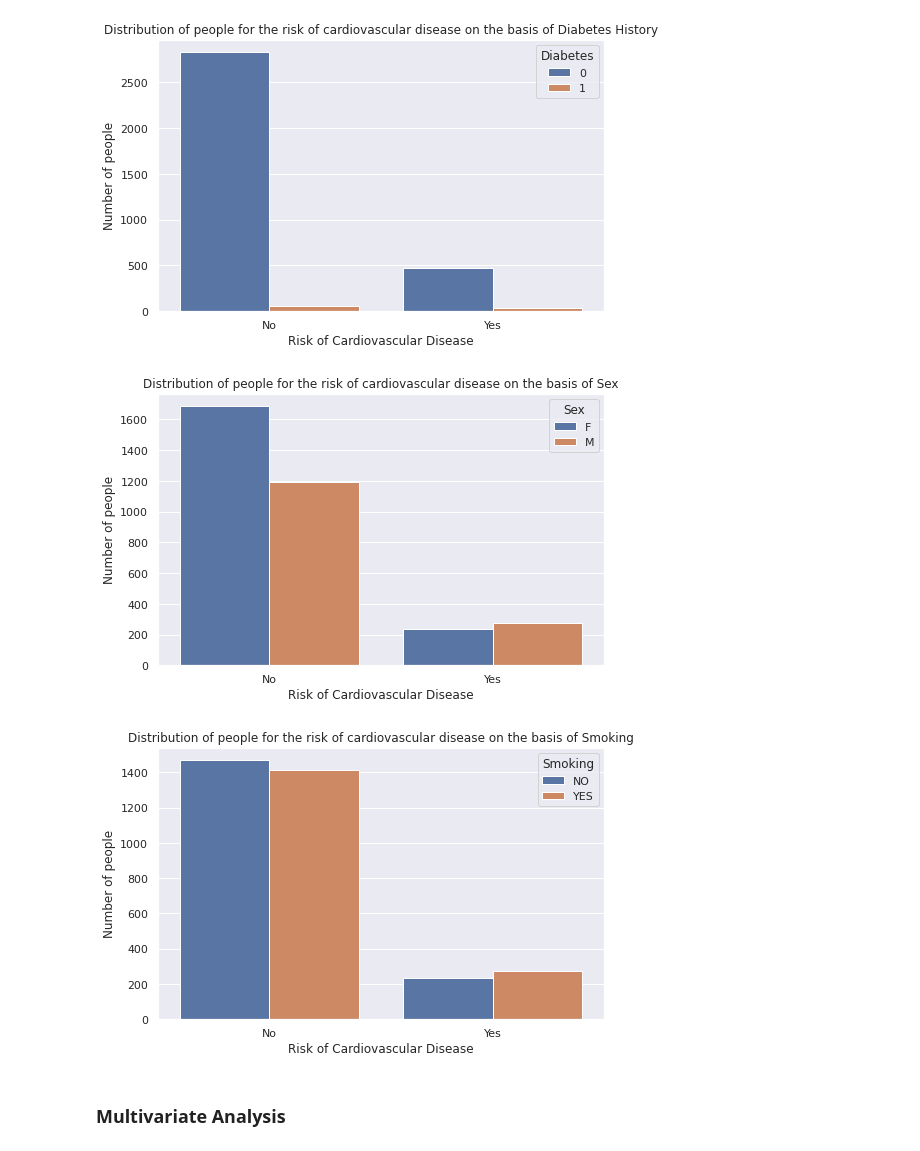
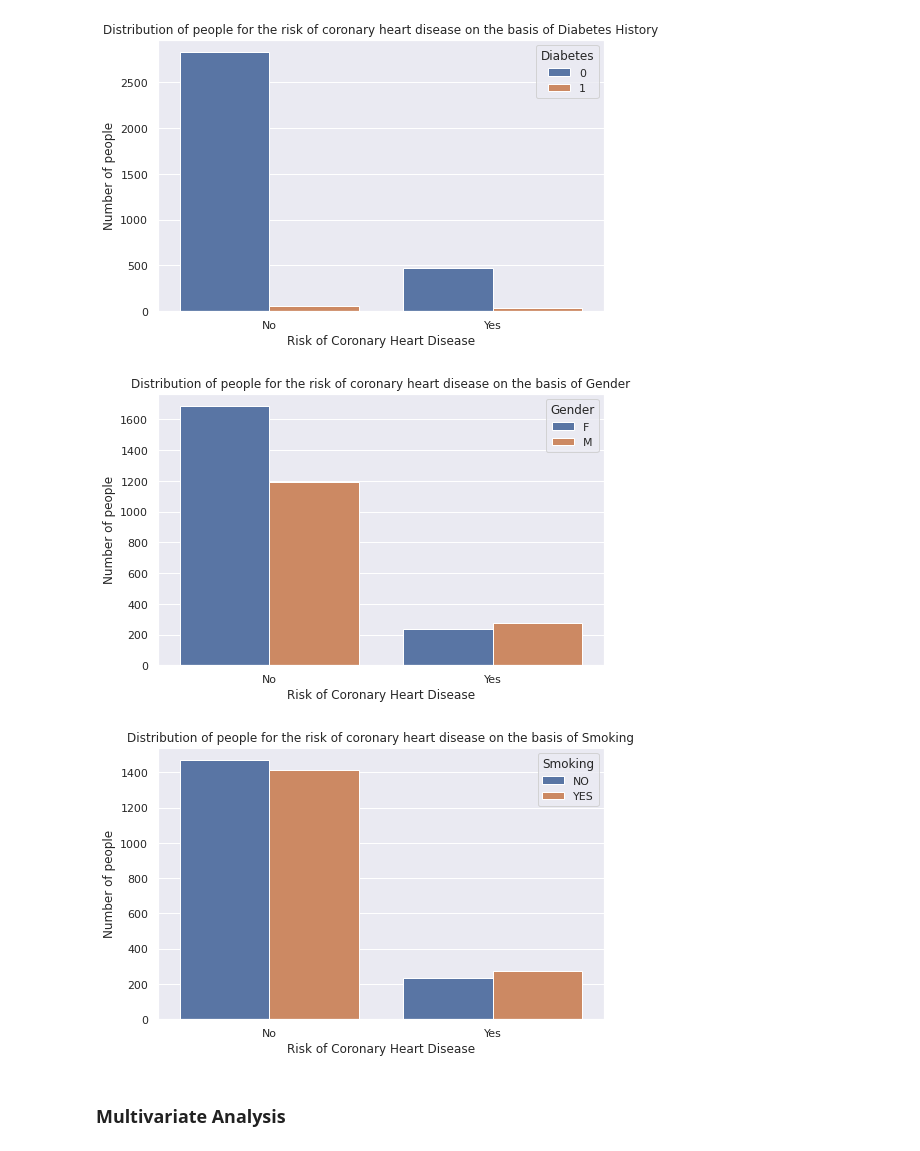
Before and after one commit to rsonar821/Classification-Capstone-Project, a Jupyter notebook: Cardiovascular_Risk_Prediction.ipynb, the cells around one changed output. Saved outputs shown, nothing was run; the diff lists cells and outputs as text; code cells hidden in the pictures.

```diff
--- a/Cardiovascular_Risk_Prediction.ipynb
+++ b/Cardiovascular_Risk_Prediction.ipynb
@@ -569,22 +606,22 @@ plt.show(figure)
 # %%
 # Creating a dataframe for the value counts of 'sex' on the basis of 'TenYearCHD'
 
 sex_df = pd.DataFrame(df.groupby('TenYearCHD')['sex'].value_counts())
 sex_df.rename(columns={'sex':'count'}, inplace=True)
 sex_df.reset_index(inplace=True)
 sex_df.sort_values(['TenYearCHD','sex'], ascending=[True,True], inplace=True)
 
-# Plotting a barplot of the people at the risk of cardiovascular disease on the basis of sex
+# Plotting a barplot of the people at the risk of coronary heart disease on the basis of gender
 
 plt.figure(figsize=(8,5))
 figure = sns.barplot(x='TenYearCHD', y='count', hue='sex', data=sex_df)
-figure.set(title='Distribution of people for the risk of cardiovascular disease on the basis of Sex')
-figure.set(xlabel='Risk of Cardiovascular Disease', ylabel='Number of people')
+figure.set(title='Distribution of people for the risk of coronary heart disease on the basis of Gender')
+figure.set(xlabel='Risk of Coronary Heart Disease', ylabel='Number of people')
 figure.set_xticklabels(['No', 'Yes'])
-plt.legend(title='Sex')
+plt.legend(title='Gender')
 plt.show(figure)
 # %% [output]
-[figure, old version]
+[figure, new version]
 # %%
 # Creating a dataframe for the value counts of 'is_smoking' on the basis of 'TenYearCHD'
 
@@ -593,17 +630,17 @@ is_smoking_df.rename(columns={'is_smoking':'count'}, inplace=True)
 is_smoking_df.reset_index(inplace=True)
 is_smoking_df.sort_values(['TenYearCHD','is_smoking'], ascending=[True,True], inplace=True)
 
-# Plotting a barplot of the people at the risk of cardiovascular disease on the basis of smoking
+# Plotting a barplot of the people at the risk of coronary heart disease on the basis of smoking
 
 plt.figure(figsize=(8,5))
 figure = sns.barplot(x='TenYearCHD', y='count', hue='is_smoking', data=is_smoking_df)
-figure.set(title='Distribution of people for the risk of cardiovascular disease on the basis of Smoking')
-figure.set(xlabel='Risk of Cardiovascular Disease', ylabel='Number of people')
+figure.set(title='Distribution of people for the risk of coronary heart disease on the basis of Smoking')
+figure.set(xlabel='Risk of Coronary Heart Disease', ylabel='Number of people')
 figure.set_xticklabels(['No', 'Yes'])
 plt.legend(title='Smoking')
 plt.show(figure)
 # %% [output]
-[figure, old version]
+[figure, new version]
 # %% [markdown]
 ### **Multivariate Analysis**
 # %%
```
Also changed, not shown: parts of 103 cells of this notebook.
